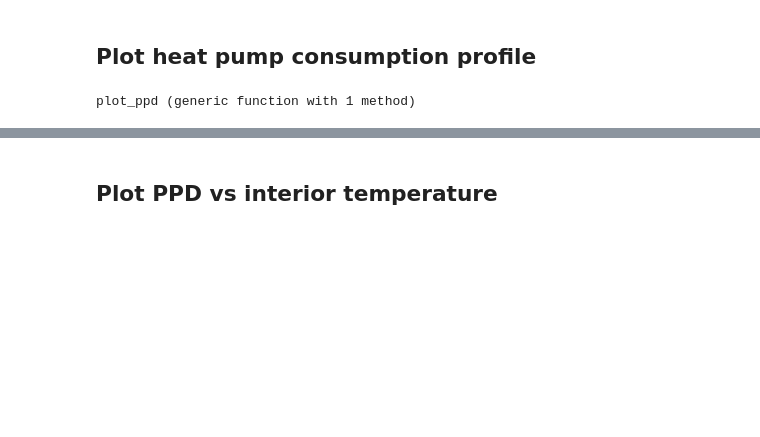
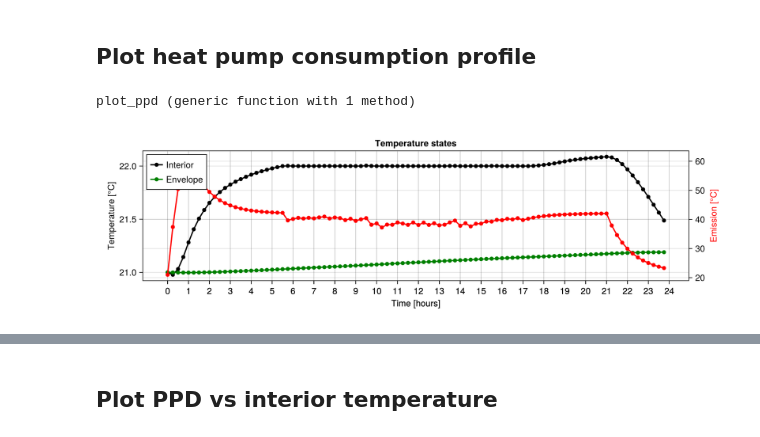
Before and after one commit to XinLiTue/Congestion-Management-based-on-Thermal-Comfort, a Jupyter notebook: OPF-jl.ipynb, the cells around one changed output, grey strips where cells are left out. Cells and saved outputs as stored; diff of their text form; code cells hidden in the pictures; blank space fills up the shorter version.

```diff
--- a/OPF-jl.ipynb
+++ b/OPF-jl.ipynb
@@ -467,5 +473,7 @@ end
 # %% [output]
 plot_ppd (generic function with 1 method)
 # %%
-# plot_temperature_states(model, 64)
+plot_temperature_states(model, 64)
+# %% [output]
+[figure, added]
 # %%
```
Also changed, not shown: parts of 7 cells of this notebook, 6 other files.
